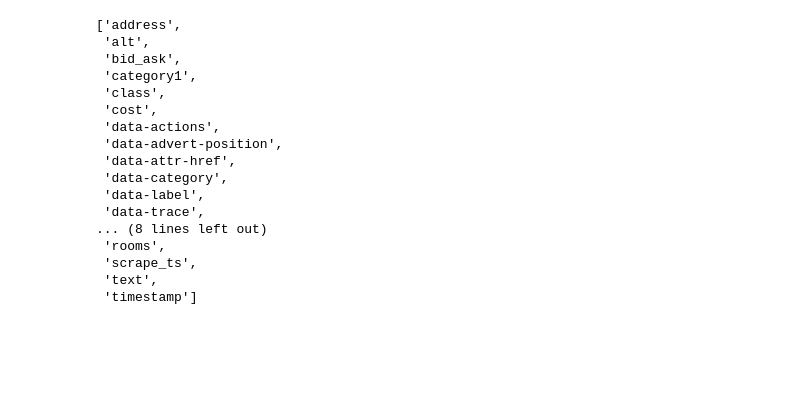
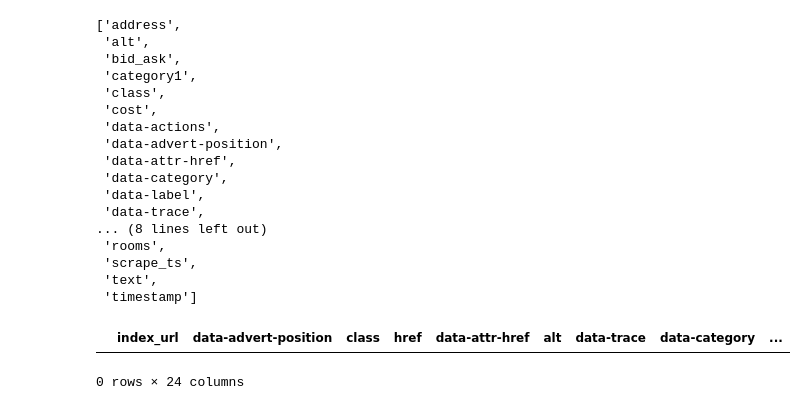
Before and after one commit to Dr-Nuke/wgscraper, a Jupyter notebook: notebooks/scraper.ipynb, the cells around one changed output. Cells and saved outputs as stored; diff of their text form; code cells hidden in the pictures; blank space fills up the shorter version.

```diff
--- a/notebooks/scraper.ipynb
+++ b/notebooks/scraper.ipynb
@@ -214,3 +214,8 @@ sorted(df.columns)
  'timestamp']
 # %%
 df.to_csv(fname,index=False)
+# %%
+df[df['index_url'] != df['href']]
+# %% [output]
+|  | index_url | data-advert-position | class | href | data-attr-href | alt | data-trace | data-category | ... |
+0 rows × 24 columns
```
Also changed, not shown: 6 other files.
